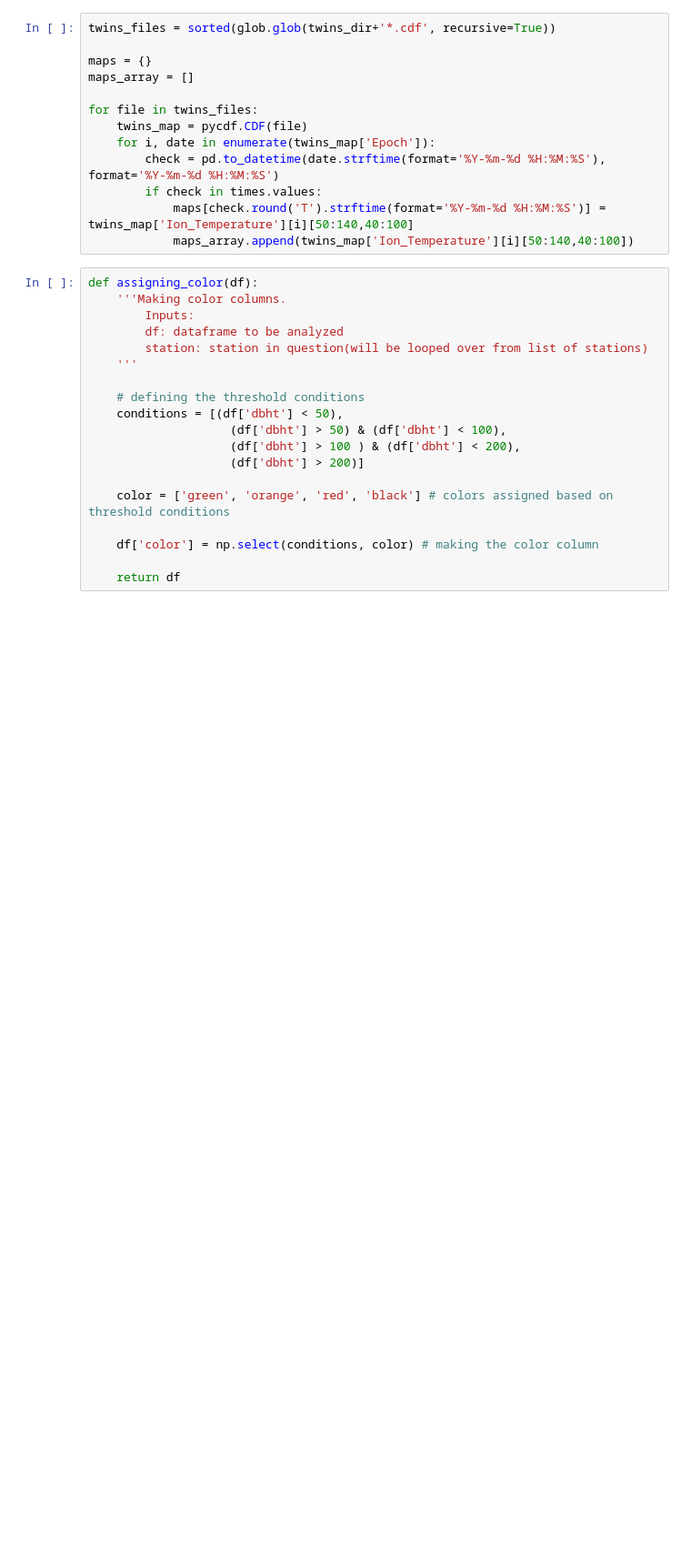
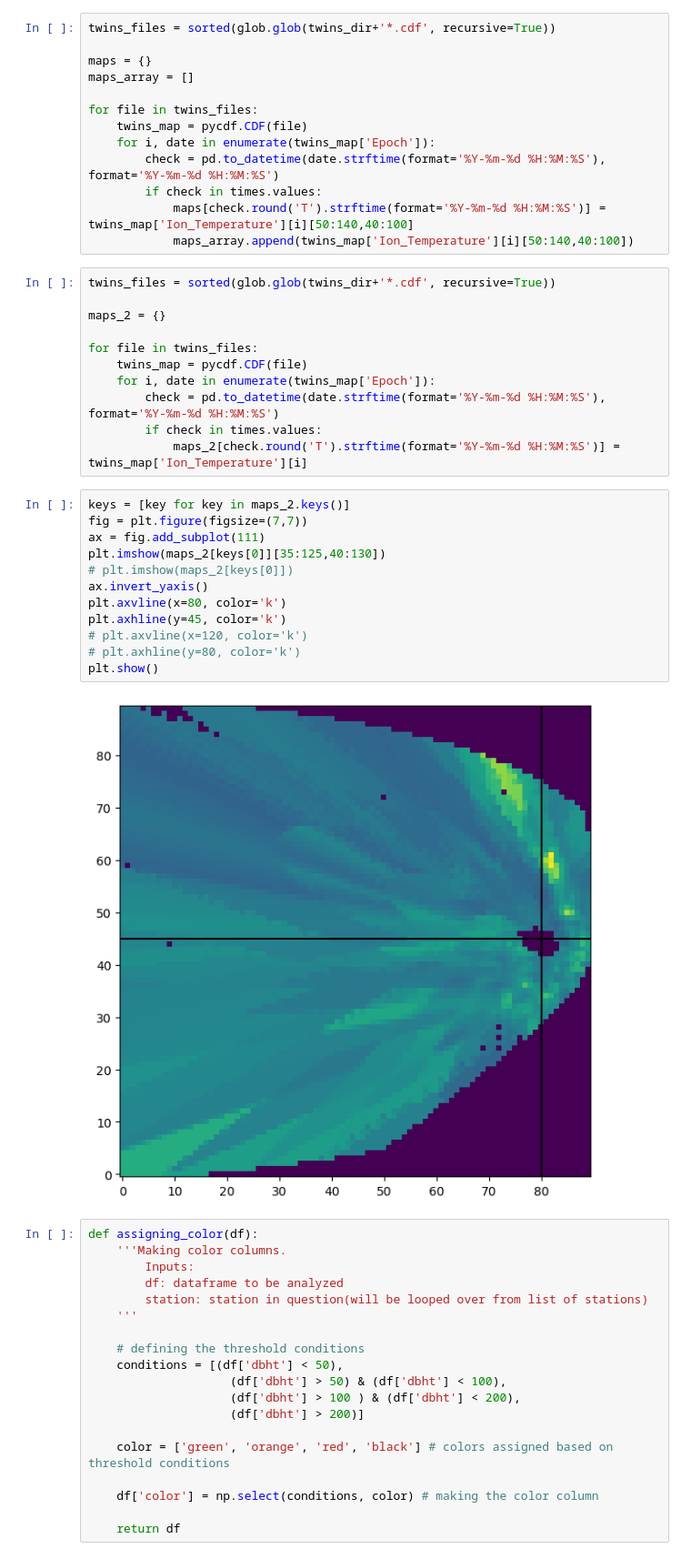
Before and after one commit to mikecoughlan/examining_twins_and_supermag, a Jupyter notebook: looking_at_ENA_timestamps.ipynb, the cells around one changed output. Shown: that part at 91% size. Cells and saved outputs as stored; diff of their text form; blank space fills up the shorter version.

```diff
--- a/looking_at_ENA_timestamps.ipynb
+++ b/looking_at_ENA_timestamps.ipynb
@@ -161,6 +161,31 @@ for file in twins_files:
 		if check in times.values:
 			maps[check.round('T').strftime(format='%Y-%m-%d %H:%M:%S')] = twins_map['Ion_Temperature'][i][50:140,40:100]
 			maps_array.append(twins_map['Ion_Temperature'][i][50:140,40:100])
+# %%
+twins_files = sorted(glob.glob(twins_dir+'*.cdf', recursive=True))
+
+maps_2 = {}
+
+for file in twins_files:
+	twins_map = pycdf.CDF(file)
+	for i, date in enumerate(twins_map['Epoch']):
+		check = pd.to_datetime(date.strftime(format='%Y-%m-%d %H:%M:%S'), format='%Y-%m-%d %H:%M:%S')
+		if check in times.values:
+			maps_2[check.round('T').strftime(format='%Y-%m-%d %H:%M:%S')] = twins_map['Ion_Temperature'][i]
+# %%
+keys = [key for key in maps_2.keys()]
+fig = plt.figure(figsize=(7,7))
+ax = fig.add_subplot(111)
+plt.imshow(maps_2[keys[0]][35:125,40:130])
+# plt.imshow(maps_2[keys[0]])
+ax.invert_yaxis()
+plt.axvline(x=80, color='k')
+plt.axhline(y=45, color='k')
+# plt.axvline(x=120, color='k')
+# plt.axhline(y=80, color='k')
+plt.show()
+# %% [output]
+[figure, added]
 # %%
 def assigning_color(df):
 	'''Making color columns.
```
Also changed, not shown: 2 other files.
